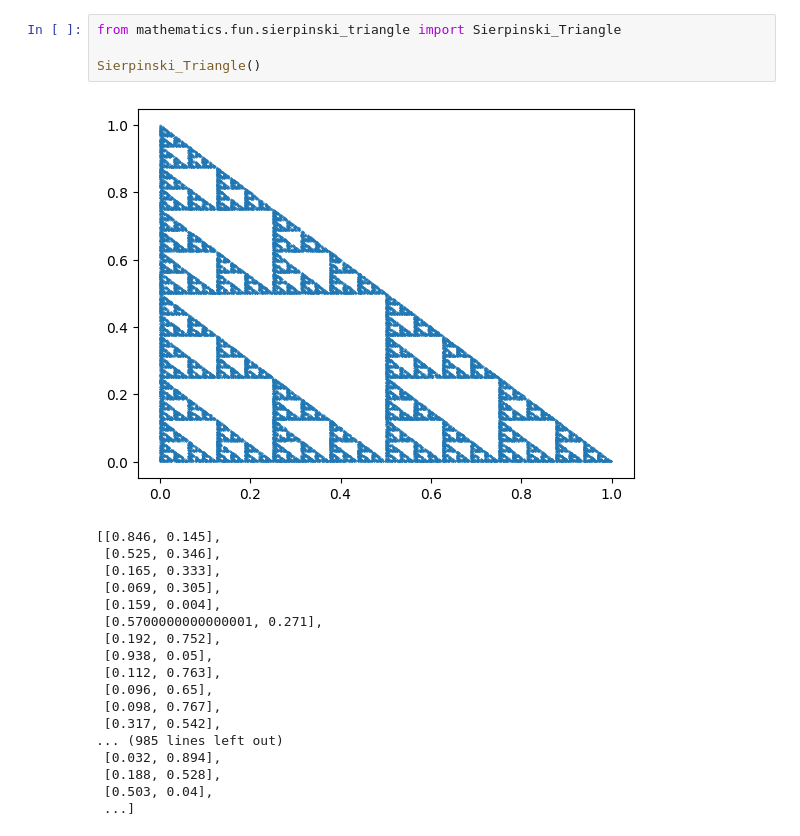
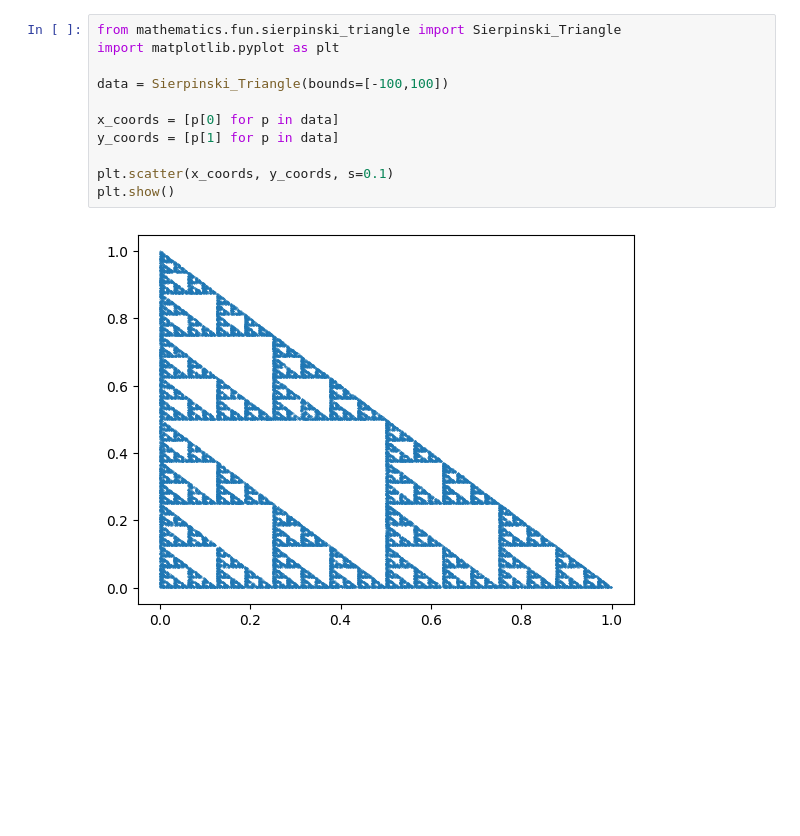
Before and after one commit to Ritesh-Sivanathan/toolbox, a Jupyter notebook: Sierpinski.ipynb, the cells around one changed output. Saved outputs shown, nothing was run; the diff lists cells and outputs as text; blank space fills up the shorter version.

```diff
--- a/Sierpinski.ipynb
+++ b/Sierpinski.ipynb
@@ -1,23 +1,13 @@
 # %%
 from mathematics.fun.sierpinski_triangle import Sierpinski_Triangle
+import matplotlib.pyplot as plt
 
-Sierpinski_Triangle()
+data = Sierpinski_Triangle(bounds=[-100,100])
+
+x_coords = [p[0] for p in data]
+y_coords = [p[1] for p in data]
+
+plt.scatter(x_coords, y_coords, s=0.1)
+plt.show()
 # %% [output]
-[figure, old version]
+[figure, new version]
-[[0.846, 0.145],
- [0.525, 0.346],
- [0.165, 0.333],
- [0.069, 0.305],
- [0.159, 0.004],
- [0.5700000000000001, 0.271],
- [0.192, 0.752],
- [0.938, 0.05],
- [0.112, 0.763],
- [0.096, 0.65],
- [0.098, 0.767],
- [0.317, 0.542],
-... (985 lines left out)
- [0.032, 0.894],
- [0.188, 0.528],
- [0.503, 0.04],
- ...]
```
